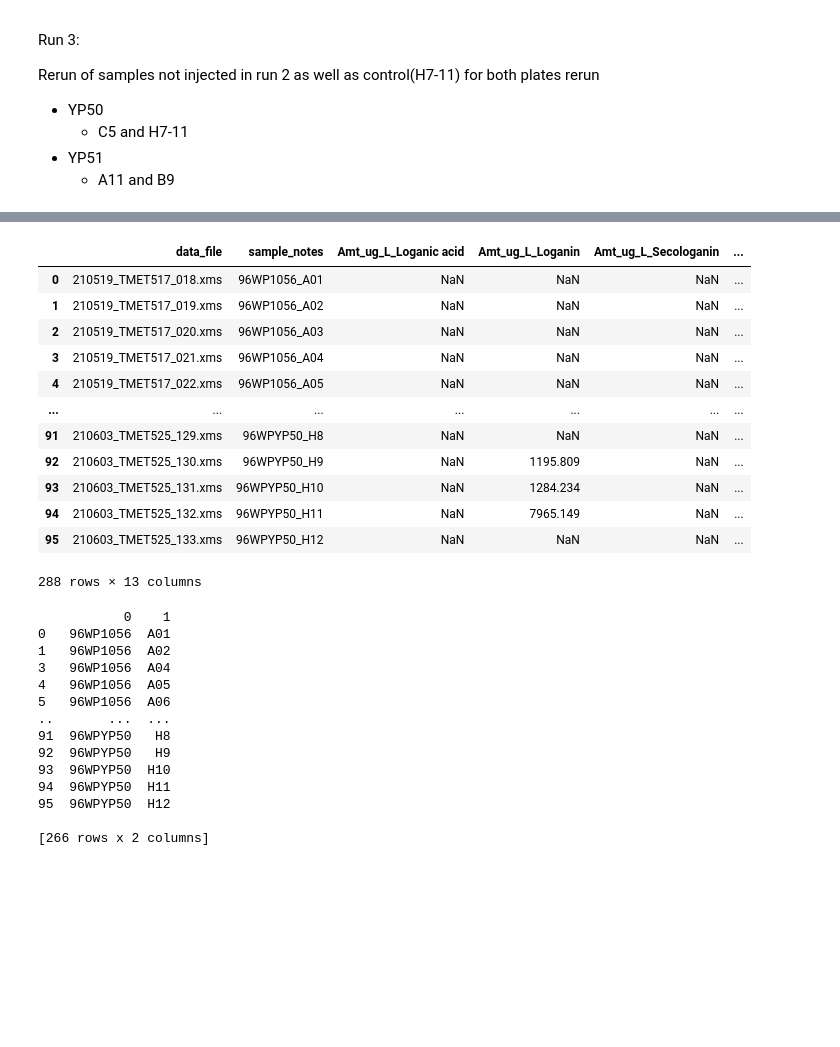
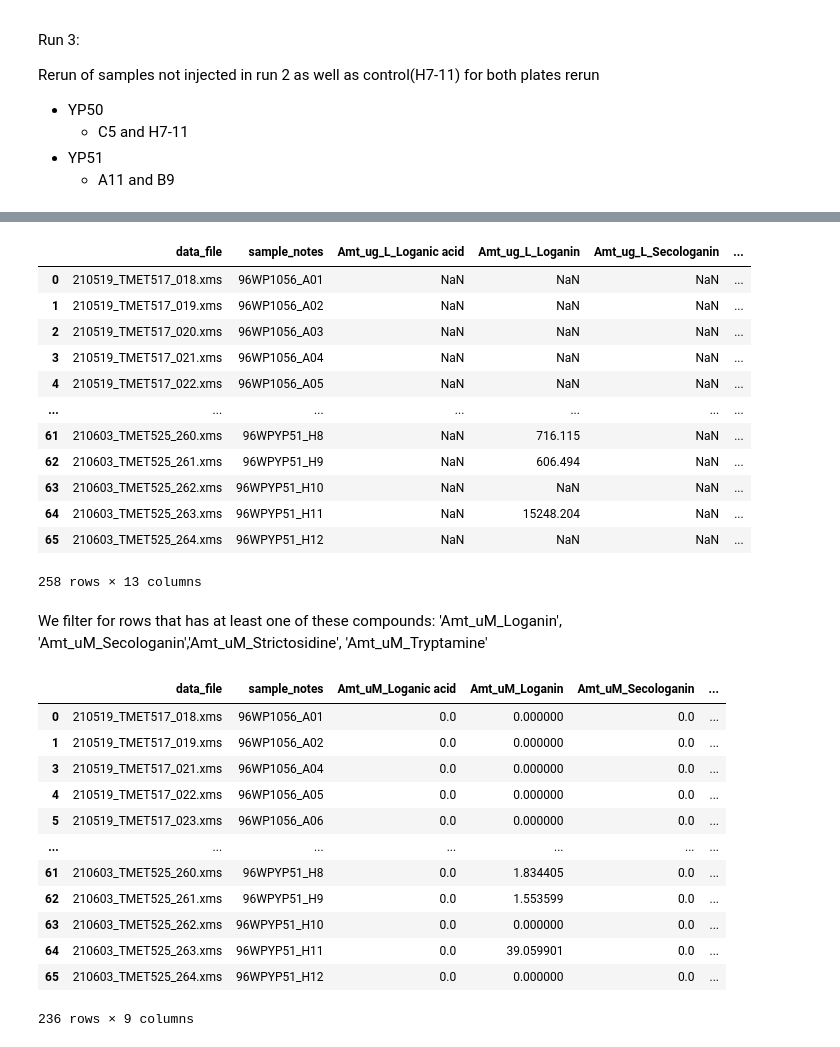
Before and after one commit to hiyama341/ConStrain, a Jupyter notebook: notebooks/5-TEST-Library_Characterization.ipynb, the cells around one changed output, grey strips where cells are left out. Cells and saved outputs as stored; diff of their text form; code cells hidden in the pictures; blank space fills up the shorter version.

```diff
--- a/notebooks/5-TEST-Library_Characterization.ipynb
+++ b/notebooks/5-TEST-Library_Characterization.ipynb
@@ -456,26 +393,28 @@ Rerun of samples not injected in run 2 as well as control(H7-11) for both plates
 # %%
-# This is plate yp49
+# Lets read in all the plates
 plate49 = pd.read_csv("../data/raw/023_LC-MS/Result_table_210519_tmet517_Soren.csv", sep = ',')
 plate50 = pd.read_csv("../data/raw/023_LC-MS/Result_table_210603_tmet525_yp50.csv", sep = ',')
-plate51 = pd.read_csv("../data/raw/023_LC-MS/Result_table_210603_tmet525_yp50.csv", sep = ',')
+plate51 = pd.read_csv("../data/raw/023_LC-MS/Result_table_210603_tmet525_yp51.csv", sep = ',')
 
 # Stack the DataFrames on top of each other
 results2 = pd.concat([plate49, plate50,plate51 ], axis=0)
 results2
 # %% [output]
 |  | data_file | sample_notes | Amt_ug_L_Loganic acid | Amt_ug_L_Loganin | Amt_ug_L_Secologanin | ... |
 | 0 | 210519_TMET517_018.xms | 96WP1056_A01 | NaN | NaN | NaN | ... |
 | 1 | 210519_TMET517_019.xms | 96WP1056_A02 | NaN | NaN | NaN | ... |
 | 2 | 210519_TMET517_020.xms | 96WP1056_A03 | NaN | NaN | NaN | ... |
 | 3 | 210519_TMET517_021.xms | 96WP1056_A04 | NaN | NaN | NaN | ... |
 | 4 | 210519_TMET517_022.xms | 96WP1056_A05 | NaN | NaN | NaN | ... |
 | ... | ... | ... | ... | ... | ... | ... |
-| 91 | 210603_TMET525_129.xms | 96WPYP50_H8 | NaN | NaN | NaN | ... |
-| 92 | 210603_TMET525_130.xms | 96WPYP50_H9 | NaN | 1195.809 | NaN | ... |
-| 93 | 210603_TMET525_131.xms | 96WPYP50_H10 | NaN | 1284.234 | NaN | ... |
-| 94 | 210603_TMET525_132.xms | 96WPYP50_H11 | NaN | 7965.149 | NaN | ... |
-| 95 | 210603_TMET525_133.xms | 96WPYP50_H12 | NaN | NaN | NaN | ... |
+| 61 | 210603_TMET525_260.xms | 96WPYP51_H8 | NaN | 716.115 | NaN | ... |
+| 62 | 210603_TMET525_261.xms | 96WPYP51_H9 | NaN | 606.494 | NaN | ... |
+| 63 | 210603_TMET525_262.xms | 96WPYP51_H10 | NaN | NaN | NaN | ... |
+| 64 | 210603_TMET525_263.xms | 96WPYP51_H11 | NaN | 15248.204 | NaN | ... |
+| 65 | 210603_TMET525_264.xms | 96WPYP51_H12 | NaN | NaN | NaN | ... |
-288 rows × 13 columns
+258 rows × 13 columns
+# %% [markdown]
+ We filter for rows that has at least one of these compounds: 'Amt_uM_Loganin', 'Amt_uM_Secologanin','Amt_uM_Strictosidine', 'Amt_uM_Tryptamine'
 # %%
 
 # filtering out all columns that that have Nan in all of the following columns: 'Amt_uM_Loganin', 'Amt_uM_Secologanin','Amt_uM_Strictosidine', 'Amt_uM_Tryptamine'
@@ -494,7 +433,6 @@ list_of_coloumn_names = df_filter.columns.values.tolist()
 
 # split the sample notes column
 df_filter_plates = df_filter['sample_notes'].str.split('_', expand=True)
-print(df_filter_plates)
 df_filter_plates.columns = ['sample', 'well']
 list_of_coloumn_names_2 = df_filter_plates.columns.values.tolist()
 
@@ -503,22 +441,23 @@ concatenated = pd.concat([df_filter, df_filter_plates], axis=1, ignore_index=Tru
 concatenated.columns = list_of_coloumn_names + list_of_coloumn_names_2
 
 # FIX THIS
-concatenated.insert(loc=8, column='plate', value = 'yp49')
+#oncatenated.insert(loc=8, column='plate', value = 'x')
 
 #df_filter_plates
 concatenated = concatenated.fillna(0)
-# %% [output]
-           0    1
-0   96WP1056  A01
-1   96WP1056  A02
-3   96WP1056  A04
-4   96WP1056  A05
-5   96WP1056  A06
-..       ...  ...
-91  96WPYP50   H8
-92  96WPYP50   H9
-93  96WPYP50  H10
-94  96WPYP50  H11
-95  96WPYP50  H12
-
-[266 rows x 2 columns]
+# %%
+concatenated
+# %% [output]
+|  | data_file | sample_notes | Amt_uM_Loganic acid | Amt_uM_Loganin | Amt_uM_Secologanin | ... |
+| 0 | 210519_TMET517_018.xms | 96WP1056_A01 | 0.0 | 0.000000 | 0.0 | ... |
+| 1 | 210519_TMET517_019.xms | 96WP1056_A02 | 0.0 | 0.000000 | 0.0 | ... |
+| 3 | 210519_TMET517_021.xms | 96WP1056_A04 | 0.0 | 0.000000 | 0.0 | ... |
+| 4 | 210519_TMET517_022.xms | 96WP1056_A05 | 0.0 | 0.000000 | 0.0 | ... |
+| 5 | 210519_TMET517_023.xms | 96WP1056_A06 | 0.0 | 0.000000 | 0.0 | ... |
+| ... | ... | ... | ... | ... | ... | ... |
+| 61 | 210603_TMET525_260.xms | 96WPYP51_H8 | 0.0 | 1.834405 | 0.0 | ... |
+| 62 | 210603_TMET525_261.xms | 96WPYP51_H9 | 0.0 | 1.553599 | 0.0 | ... |
+| 63 | 210603_TMET525_262.xms | 96WPYP51_H10 | 0.0 | 0.000000 | 0.0 | ... |
+| 64 | 210603_TMET525_263.xms | 96WPYP51_H11 | 0.0 | 39.059901 | 0.0 | ... |
+| 65 | 210603_TMET525_264.xms | 96WPYP51_H12 | 0.0 | 0.000000 | 0.0 | ... |
+236 rows × 9 columns
```
Also changed, not shown: parts of 60 cells of this notebook, 11 other files.
